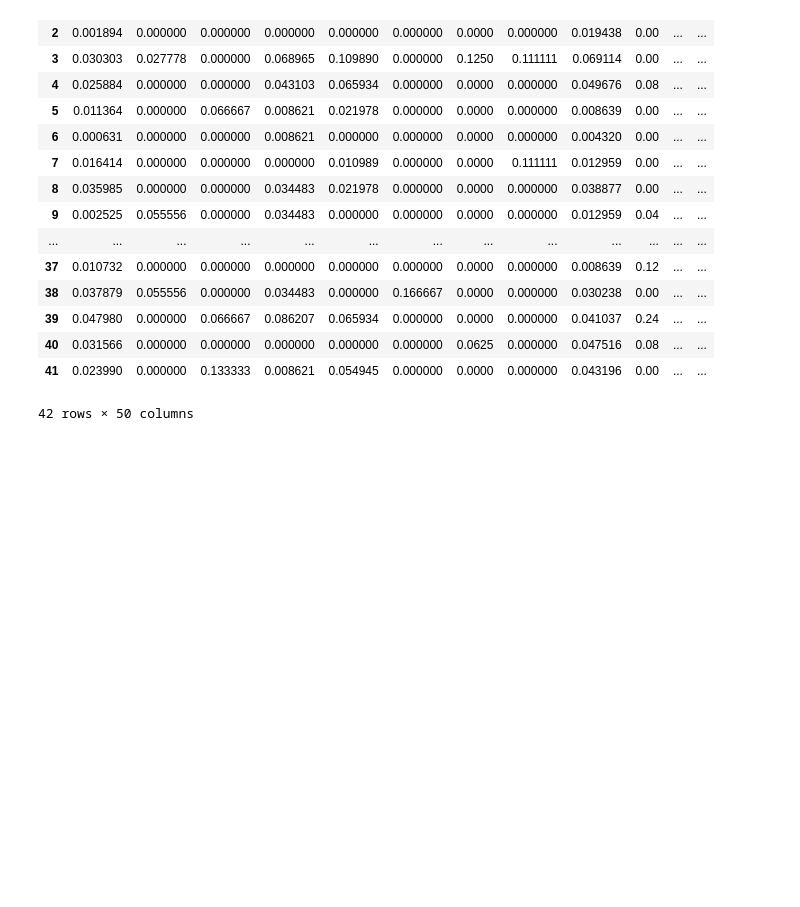
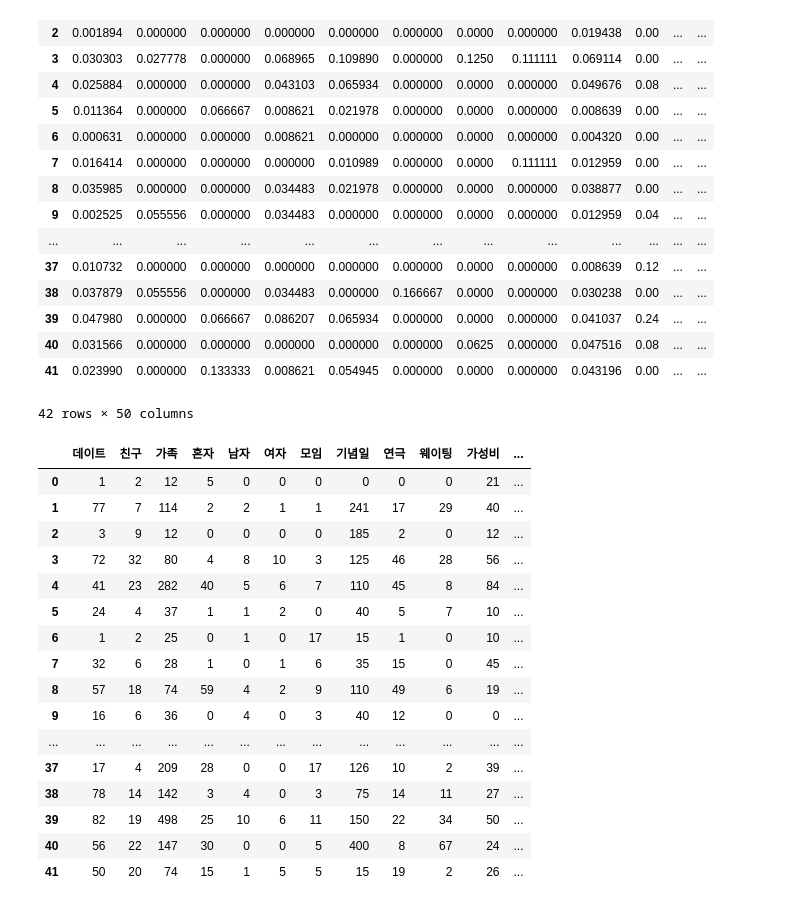
Before and after one commit to yeonyeonn/project_team7, a Jupyter notebook: tf_idf.ipynb, the cells around one changed output. Cells and saved outputs as stored; diff of their text form; code cells hidden in the pictures; blank space fills up the shorter version.

```diff
--- a/tf_idf.ipynb
+++ b/tf_idf.ipynb
@@ -195,3 +277,26 @@ ratio_selected
 | 40 | 0.031566 | 0.000000 | 0.000000 | 0.000000 | 0.000000 | 0.000000 | 0.0625 | 0.000000 | 0.047516 | 0.08 | ... | ... |
 | 41 | 0.023990 | 0.000000 | 0.133333 | 0.008621 | 0.054945 | 0.000000 | 0.0000 | 0.000000 | 0.043196 | 0.00 | ... | ... |
 42 rows × 50 columns
+# %%
+ratio_selected = tf_combined
+a = ratio_selected.sum()
+# %%
+ratio_selected
+# %% [output]
+|  | 데이트 | 친구 | 가족 | 혼자 | 남자 | 여자 | 모임 | 기념일 | 연극 | 웨이팅 | 가성비 | ... |
+| 0 | 1 | 2 | 12 | 5 | 0 | 0 | 0 | 0 | 0 | 0 | 21 | ... |
+| 1 | 77 | 7 | 114 | 2 | 2 | 1 | 1 | 241 | 17 | 29 | 40 | ... |
+| 2 | 3 | 9 | 12 | 0 | 0 | 0 | 0 | 185 | 2 | 0 | 12 | ... |
+| 3 | 72 | 32 | 80 | 4 | 8 | 10 | 3 | 125 | 46 | 28 | 56 | ... |
+| 4 | 41 | 23 | 282 | 40 | 5 | 6 | 7 | 110 | 45 | 8 | 84 | ... |
+| 5 | 24 | 4 | 37 | 1 | 1 | 2 | 0 | 40 | 5 | 7 | 10 | ... |
+| 6 | 1 | 2 | 25 | 0 | 1 | 0 | 17 | 15 | 1 | 0 | 10 | ... |
+| 7 | 32 | 6 | 28 | 1 | 0 | 1 | 6 | 35 | 15 | 0 | 45 | ... |
+| 8 | 57 | 18 | 74 | 59 | 4 | 2 | 9 | 110 | 49 | 6 | 19 | ... |
+| 9 | 16 | 6 | 36 | 0 | 4 | 0 | 3 | 40 | 12 | 0 | 0 | ... |
+| ... | ... | ... | ... | ... | ... | ... | ... | ... | ... | ... | ... | ... |
+| 37 | 17 | 4 | 209 | 28 | 0 | 0 | 17 | 126 | 10 | 2 | 39 | ... |
+| 38 | 78 | 14 | 142 | 3 | 4 | 0 | 3 | 75 | 14 | 11 | 27 | ... |
+| 39 | 82 | 19 | 498 | 25 | 10 | 6 | 11 | 150 | 22 | 34 | 50 | ... |
+| 40 | 56 | 22 | 147 | 30 | 0 | 0 | 5 | 400 | 8 | 67 | 24 | ... |
+| 41 | 50 | 20 | 74 | 15 | 1 | 5 | 5 | 15 | 19 | 2 | 26 | ... |
```
Also changed, not shown: parts of 10 cells of this notebook, 7 other files.
